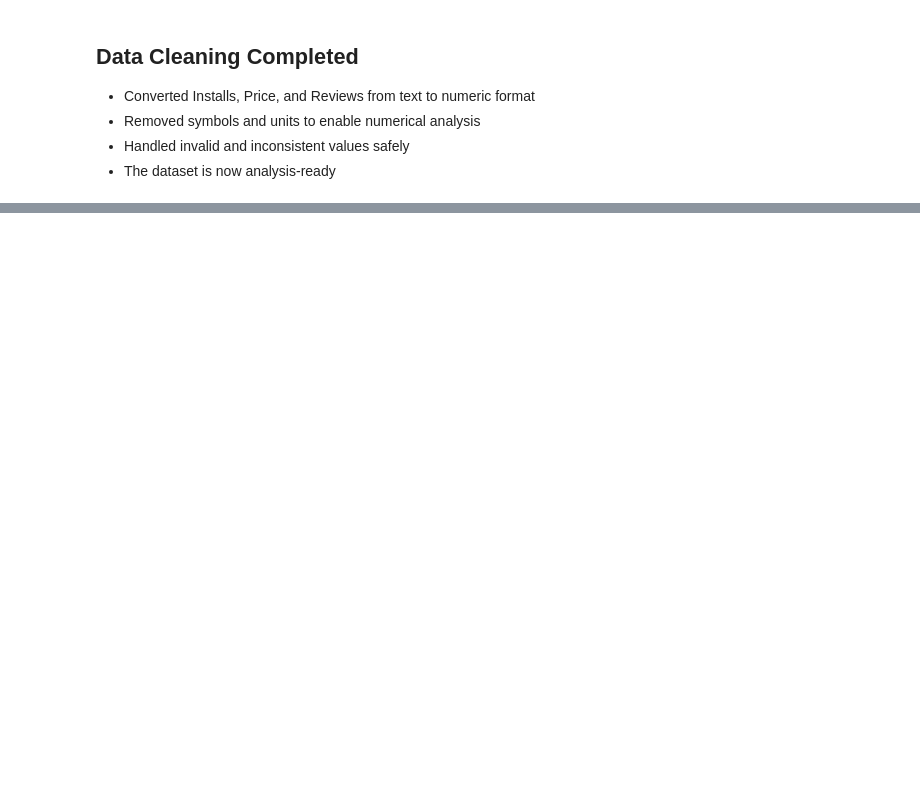
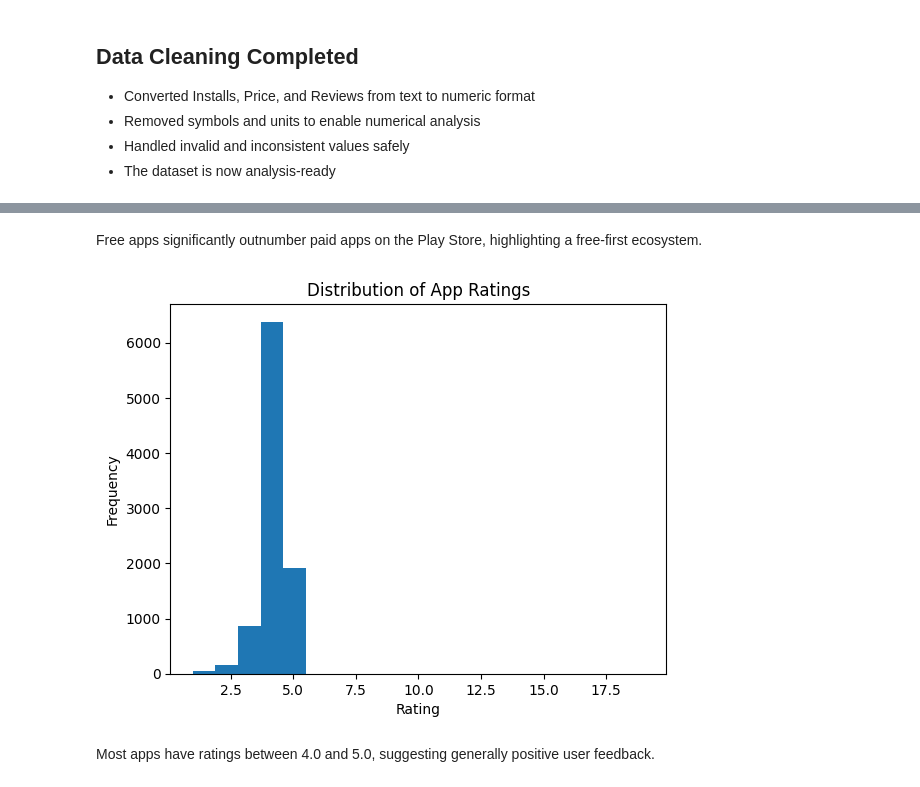
Before and after one commit to akratijain614-sys/smartphone_app_usage_eda, a Jupyter notebook: smartphone_app_usage_EDA.ipynb, the cells around one changed output, grey strips where cells are left out. Drawn from its saved outputs; the diff is of its cells as text; code cells hidden in the pictures; blank space fills up the shorter version.

```diff
--- a/smartphone_app_usage_EDA.ipynb
+++ b/smartphone_app_usage_EDA.ipynb
@@ -103,0 +134,15 @@ memory usage: 1.1+ MB
+# %% [markdown]
+Free apps significantly outnumber paid apps on the Play Store,
+highlighting a free-first ecosystem.
+# %%
+plt.figure()
+df['Rating'].plot(kind='hist', bins=20)
+plt.title('Distribution of App Ratings')
+plt.xlabel('Rating')
+plt.ylabel('Frequency')
+plt.show()
+# %% [output]
+[figure, added]
+# %% [markdown]
+Most apps have ratings between 4.0 and 5.0, suggesting generally positive
+user feedback.
```
Also changed, not shown: parts of 6 cells of this notebook.
